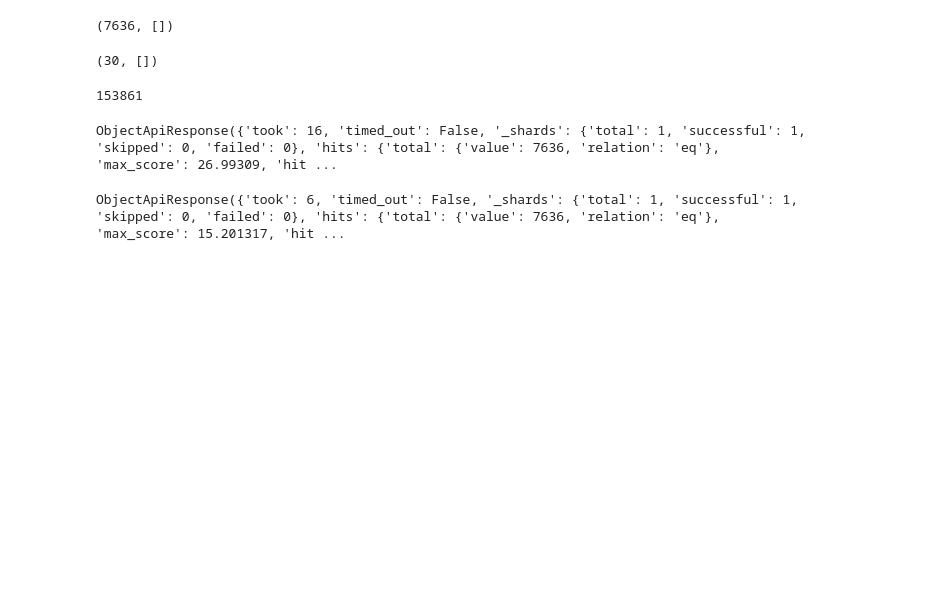
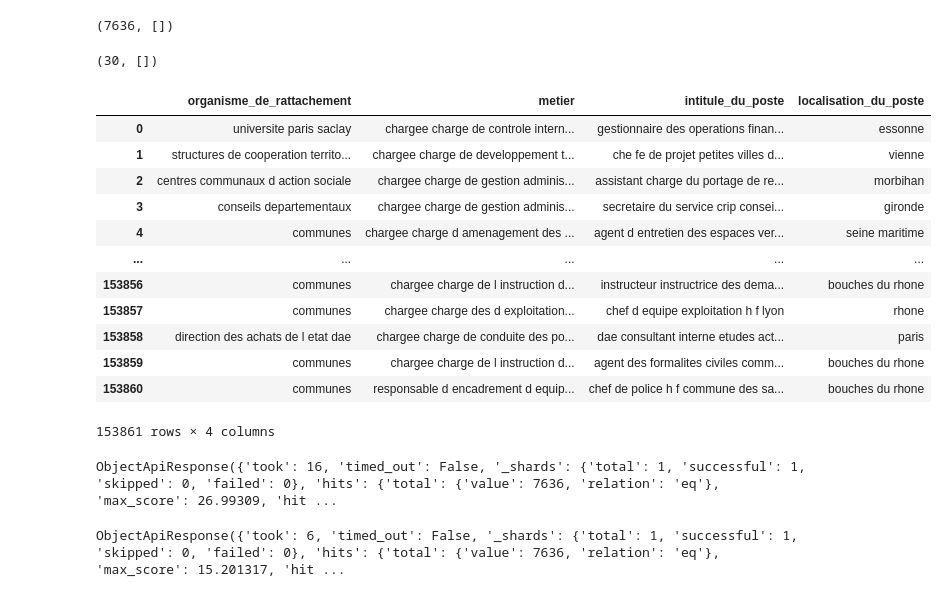
Before and after one commit to johnplt/ted, a Jupyter notebook: notebook/ted.ipynb, the cells around one changed output. Drawn from its saved outputs; the diff is of its cells as text; code cells hidden in the pictures; blank space fills up the shorter version.

```diff
--- a/notebook/ted.ipynb
+++ b/notebook/ted.ipynb
@@ -208,10 +222,22 @@ s = Search(index='offres').query('match',metier='charge')
 r=s.execute()
 # %%
 df_results = pd.DataFrame((d.to_dict() for d in s.scan()))
-# %%
-len(df_results)
-# %% [output]
-153861
+# %%
+df_results
+# %% [output]
+|  | organisme_de_rattachement | metier | intitule_du_poste | localisation_du_poste |
+| 0 | universite paris saclay | chargee charge de controle intern... | gestionnaire des operations finan... | essonne |
+| 1 | structures de cooperation territo... | chargee charge de developpement t... | che fe de projet petites villes d... | vienne |
+| 2 | centres communaux d action sociale | chargee charge de gestion adminis... | assistant charge du portage de re... | morbihan |
+| 3 | conseils departementaux | chargee charge de gestion adminis... | secretaire du service crip consei... | gironde |
+| 4 | communes | chargee charge d amenagement des ... | agent d entretien des espaces ver... | seine maritime |
+| ... | ... | ... | ... | ... |
+| 153856 | communes | chargee charge de l instruction d... | instructeur instructrice des dema... | bouches du rhone |
+| 153857 | communes | chargee charge des d exploitation... | chef d equipe exploitation h f lyon | rhone |
+| 153858 | direction des achats de l etat dae | chargee charge de conduite des po... | dae consultant interne etudes act... | paris |
+| 153859 | communes | chargee charge de l instruction d... | agent des formalites civiles comm... | bouches du rhone |
+| 153860 | communes | responsable d encadrement d equip... | chef de police h f commune des sa... | bouches du rhone |
+153861 rows × 4 columns
 # %%
  # Recherche dans l'ensemble des champs le meilleur écho (le plus pertinent) #
 fullsearch_easy = es_client.search(index = "services", # l'index dans lequel on cherche
```
Also changed, not shown: parts of 8 cells of this notebook.
